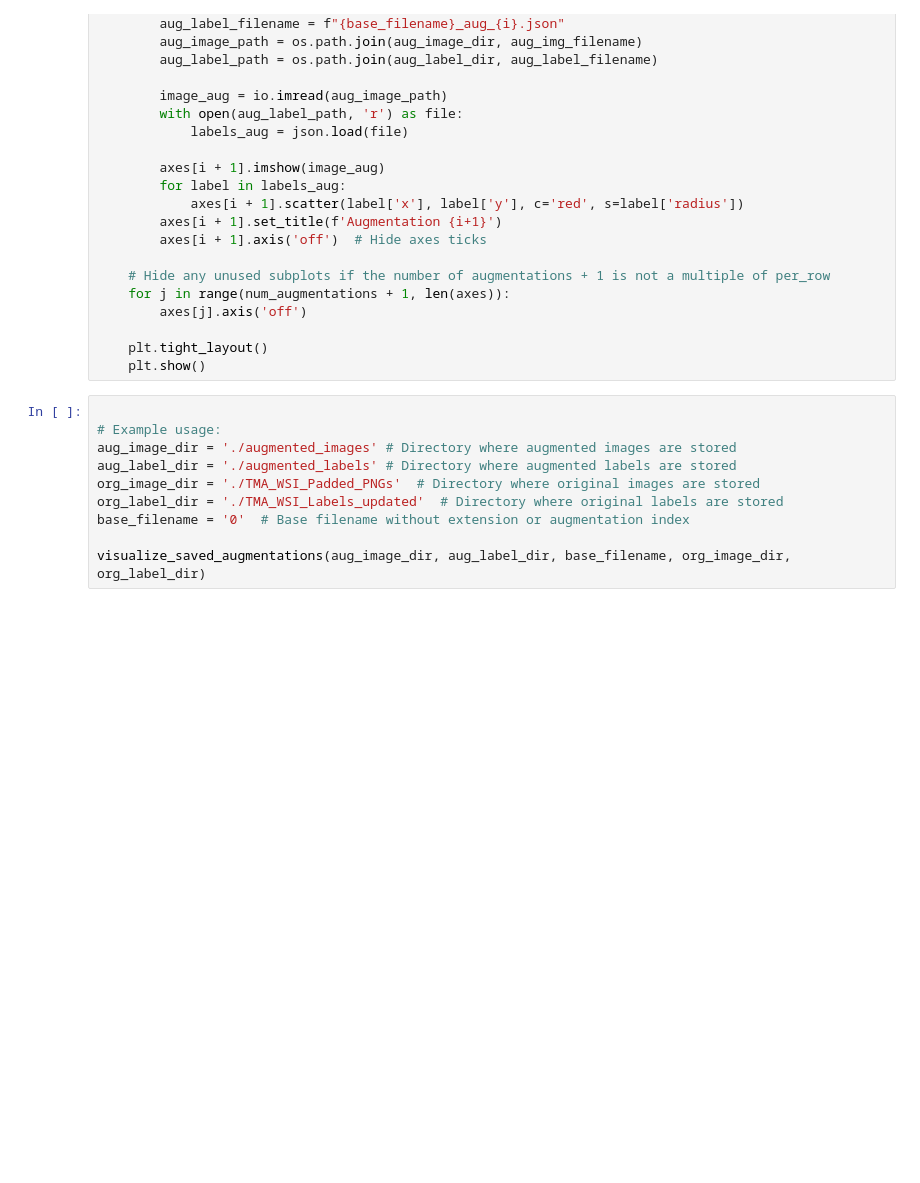
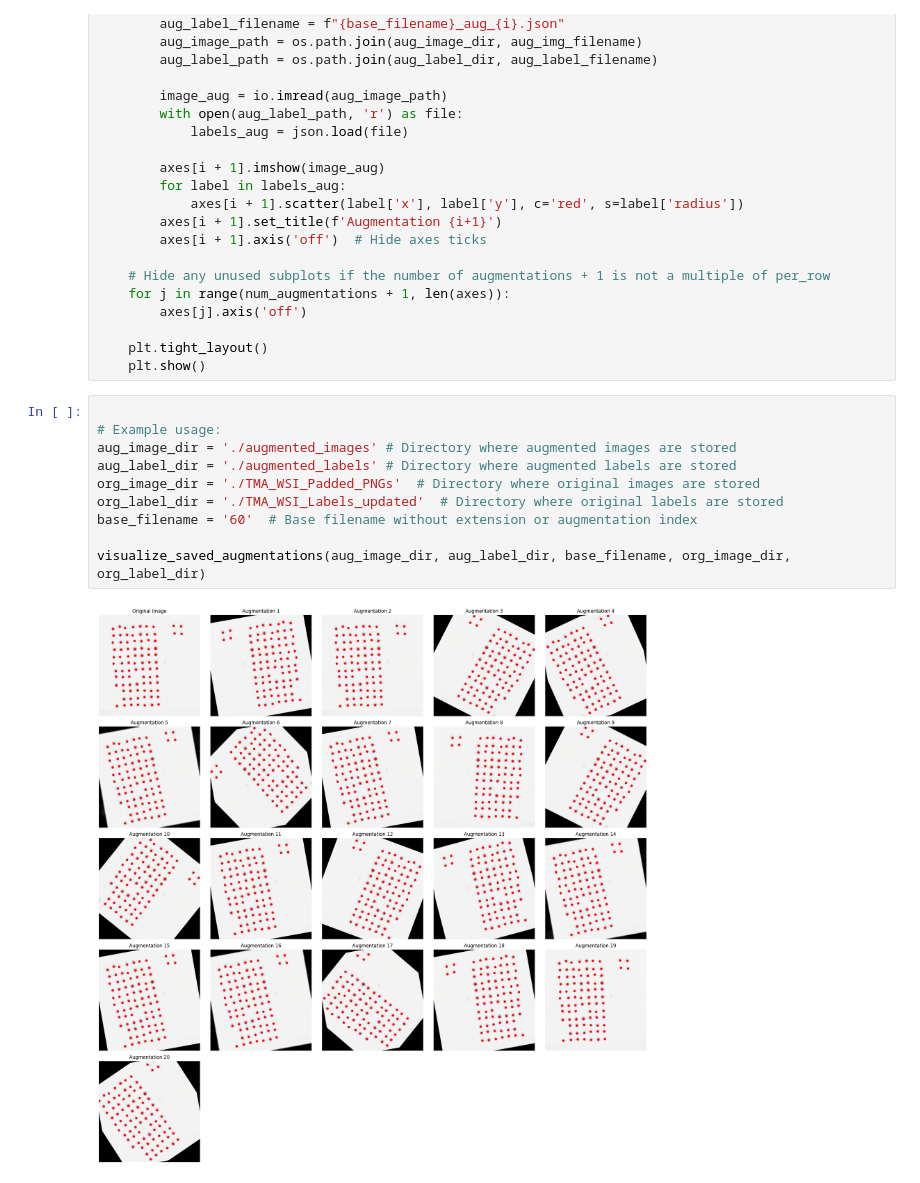
Before and after one commit to episphere/tma-grid, a Jupyter notebook: Jupyter Notebooks/data_augmentation.ipynb, the cells around one changed output. Cells and saved outputs as stored; diff of their text form; blank space fills up the shorter version.

```diff
--- a/Jupyter Notebooks/data_augmentation.ipynb
+++ b/Jupyter Notebooks/data_augmentation.ipynb
@@ -260,10 +260,12 @@ def visualize_saved_augmentations(aug_image_dir, aug_label_dir, base_filename, o
 # %%
 
 # Example usage:
 aug_image_dir = './augmented_images' # Directory where augmented images are stored
 aug_label_dir = './augmented_labels' # Directory where augmented labels are stored
 org_image_dir = './TMA_WSI_Padded_PNGs'  # Directory where original images are stored
 org_label_dir = './TMA_WSI_Labels_updated'  # Directory where original labels are stored
-base_filename = '0'  # Base filename without extension or augmentation index
+base_filename = '60'  # Base filename without extension or augmentation index
 
 visualize_saved_augmentations(aug_image_dir, aug_label_dir, base_filename, org_image_dir, org_label_dir)
+# %% [output]
+[figure, added]
```
Also changed, not shown: 5 other files.
